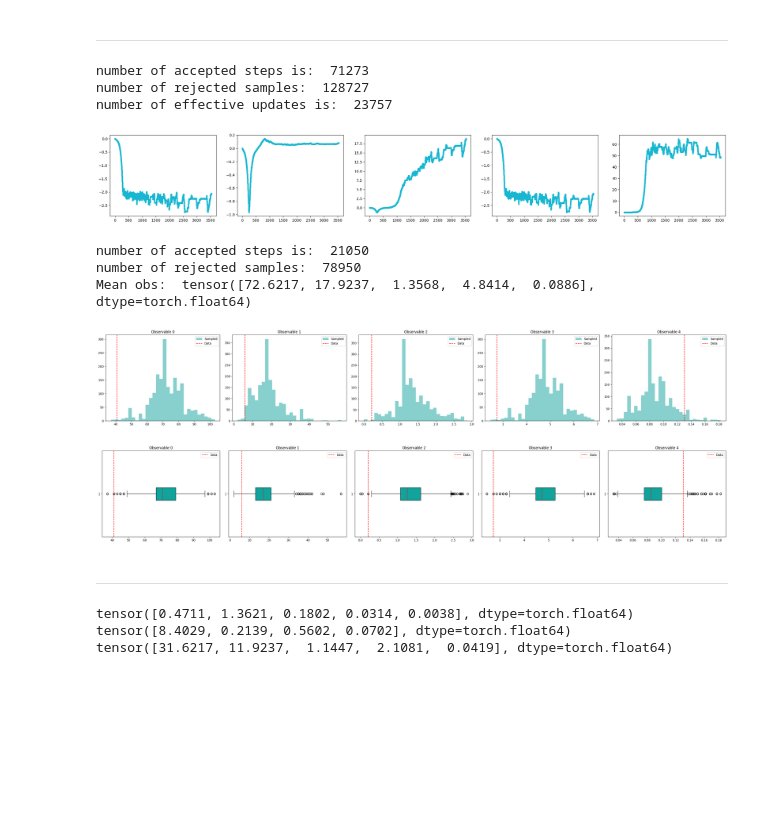
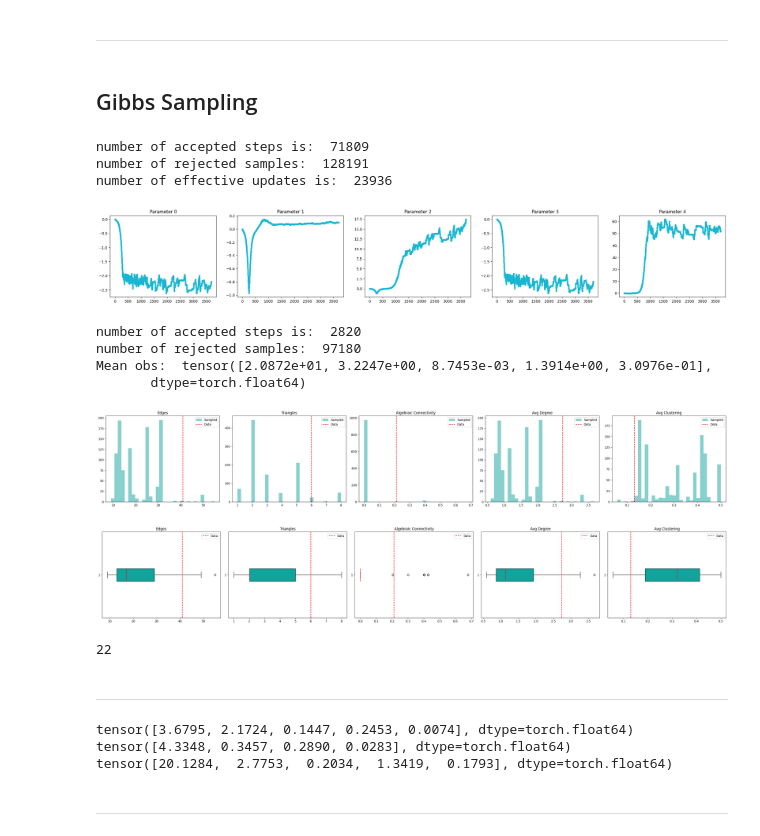
Before and after one commit to LorenzoTonet/torch_erg_experiments, a Jupyter notebook: IEEE_grids.ipynb, the cells around one changed output. Cells and saved outputs as stored; diff of their text form; code cells hidden in the pictures; blank space fills up the shorter version.

Commit message:
Runned stats on 30-IEEE and small changes on trees

```diff
--- a/IEEE_grids.ipynb
+++ b/IEEE_grids.ipynb
@@ -164,26 +179,32 @@ len(connected_graphs_no_ac)
 # %% [markdown]
 ---
+# %% [markdown]
+## Gibbs Sampling
 # %%
-alpha = 0.001
-niterGWG = 200000
-min_change = 0.05
-update_steps = 3
-
-niter_samplingGWG = 100000
-
 class GWGSampler(GWGSampler):
     def __init__(self, backend: str):
         super().__init__(backend)
 
     def observables(self,mtx):
 
+        L = laplacian_matrix(mtx)
+        a3 = torch.matmul(torch.matmul(mtx,mtx),mtx)
+
         edges = torch.sum(mtx)/2
-        triangles = torch.trace(torch.matmul(torch.matmul(mtx,mtx),mtx))/6
-        ac = torch.linalg.eigvalsh(laplacian_matrix(mtx))[1]
+        triangles = torch.trace(a3)/6
+        ac = torch.linalg.eigvalsh(L)[1]
+        deg = torch.diagonal(L)
+        tri_diag = torch.diagonal(a3) / 2
+
+        valid = deg > 1
+        local_clust = torch.zeros_like(deg)
+        local_clust[valid] = tri_diag[valid] / (deg[valid] * (deg[valid] - 1))
+        avg_clustering = torch.mean(local_clust[valid])
+
         avg_degree = torch.sum(mtx, dim=1).mean()
-        avg_clustering = avg_clustering_coeff(mtx)
 
         return(torch.stack([edges, triangles, ac, avg_degree, avg_clustering]))
+
 
 betas = torch.tensor([0., 0., 0., 0., 0.], dtype=float)
 
@@ -193,20 +214,20 @@ obsGWG = samplerGWG.observables(ordmat)
 paramsGWG, _ = samplerGWG.param_run(graph=ordmat,
                       observables=obsGWG,
                       params=betas,
-                      niter=niterGWG,
+                      niter=niter,
                       params_update_every=update_steps,
                       save_every=50,
                       save_params=True,
                       alpha=alpha,
                       min_change=min_change)
 # %% [output]
-number of accepted steps is:  71273
-number of rejected samples:  128727
-number of effective updates is:  23757
+number of accepted steps is:  71809
+number of rejected samples:  128191
+number of effective updates is:  23936
 # %%
 plot_params_iterations(paramsGWG)
 # %% [output]
-[figure, old version]
+[figure, new version]
 # %%
 params_for_estimates = torch.stack(paramsGWG[-100:]).mean(axis = 0)
 # run in sample mode, without parameter modifications
@@ -216,23 +237,31 @@ observablesGWG, graphsGWG = samplerGWG.sample_run(graph=ordmat,
                       niter=niter_sampling,
                       save_every=50)
 # %% [output]
-number of accepted steps is:  21050
-number of rejected samples:  78950
-Mean obs:  tensor([72.6217, 17.9237,  1.3568,  4.8414,  0.0886], dtype=torch.float64)
+number of accepted steps is:  2820
+number of rejected samples:  97180
+Mean obs:  tensor([2.0872e+01, 3.2247e+00, 8.7453e-03, 1.3914e+00, 3.0976e-01],
+       dtype=torch.float64)
 # %%
-hist_obs_samples(observablesGWG, obsGWG)
-boxplot_obs_samples(observablesGWG, obsGWG)
+hist_obs_samples(observablesGWG, obsGWG, obs_labels = ['Edges', 'Triangles', 'Algebraic Connectivity', 'Avg Degree', 'Avg Clustering'])
+boxplot_obs_samples(observablesGWG, obsGWG, obs_labels = ['Edges', 'Triangles', 'Algebraic Connectivity', 'Avg Degree', 'Avg Clustering'])
 # %% [output]
-[figure, old version]
+[figure, new version]
-[figure, old version]
+[figure, new version]
+# %%
+connected_graphs_gibbs_five = [g for g in graphsGWG if connected_components(csr_matrix(g.cpu().numpy()))[0] <= 2]
+connected_observables_gibbs_five = [samplerGWG.observables(g) for g in connected_graphs_gibbs_five]
+len(connected_graphs_gibbs_five)
+# %% [output]
+22
 # %% [markdown]
 ---
-# %%
-
-print(abs(obs_five_stats.cpu() - torch.stack(observables_five_stats).mean(axis = 0).cpu()))
-print(abs(obs_no_ac.cpu() -torch.stack(observables_no_ac).mean(axis = 0).cpu()))
-print(abs(obs_five_stats.cpu() - torch.stack(observablesGWG).mean(axis = 0).cpu()))
-# %% [output]
-tensor([0.4711, 1.3621, 0.1802, 0.0314, 0.0038], dtype=torch.float64)
-tensor([8.4029, 0.2139, 0.5602, 0.0702], dtype=torch.float64)
-tensor([31.6217, 11.9237,  1.1447,  2.1081,  0.0419], dtype=torch.float64)
+# %%
+print(abs(obs_five_stats.cpu() - torch.stack(observables_five_stats).mean(axis = 0).cpu()))
+print(abs(obs_no_ac.cpu() -torch.stack(observables_no_ac).mean(axis = 0).cpu()))
+print(abs(obs_five_stats.cpu() - torch.stack(observablesGWG).mean(axis = 0).cpu()))
+# %% [output]
+tensor([3.6795, 2.1724, 0.1447, 0.2453, 0.0074], dtype=torch.float64)
+tensor([4.3348, 0.3457, 0.2890, 0.0283], dtype=torch.float64)
+tensor([20.1284,  2.7753,  0.2034,  1.3419,  0.1793], dtype=torch.float64)
+# %% [markdown]
+---
```
Also changed, not shown: parts of 19 cells of this notebook, 1 other file.
